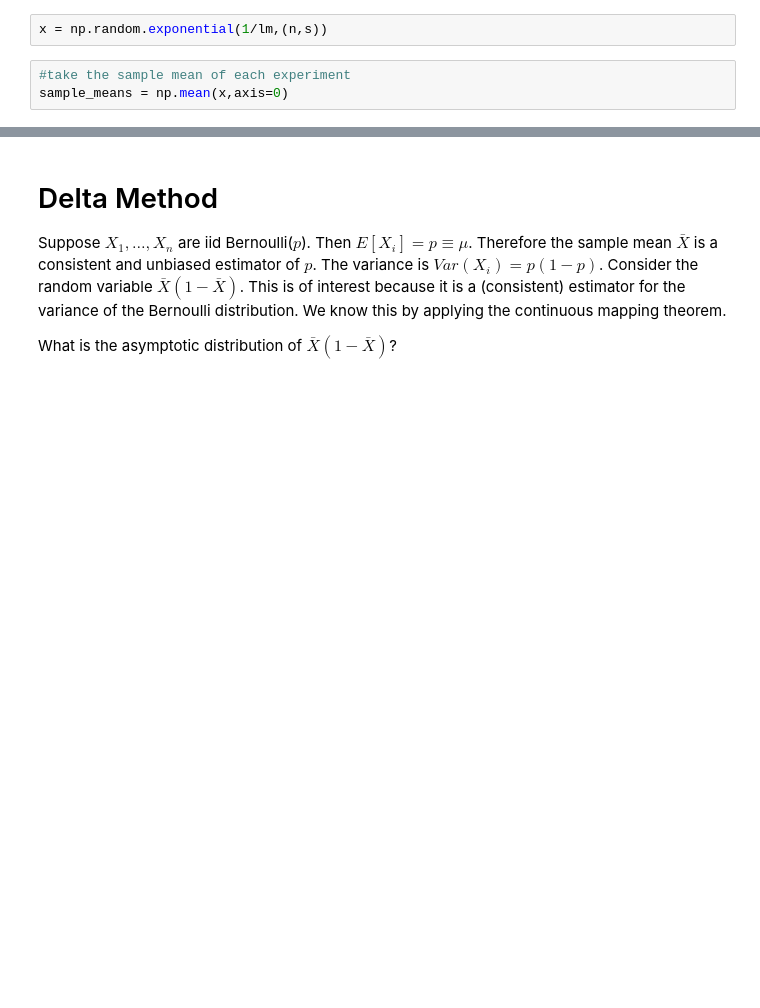
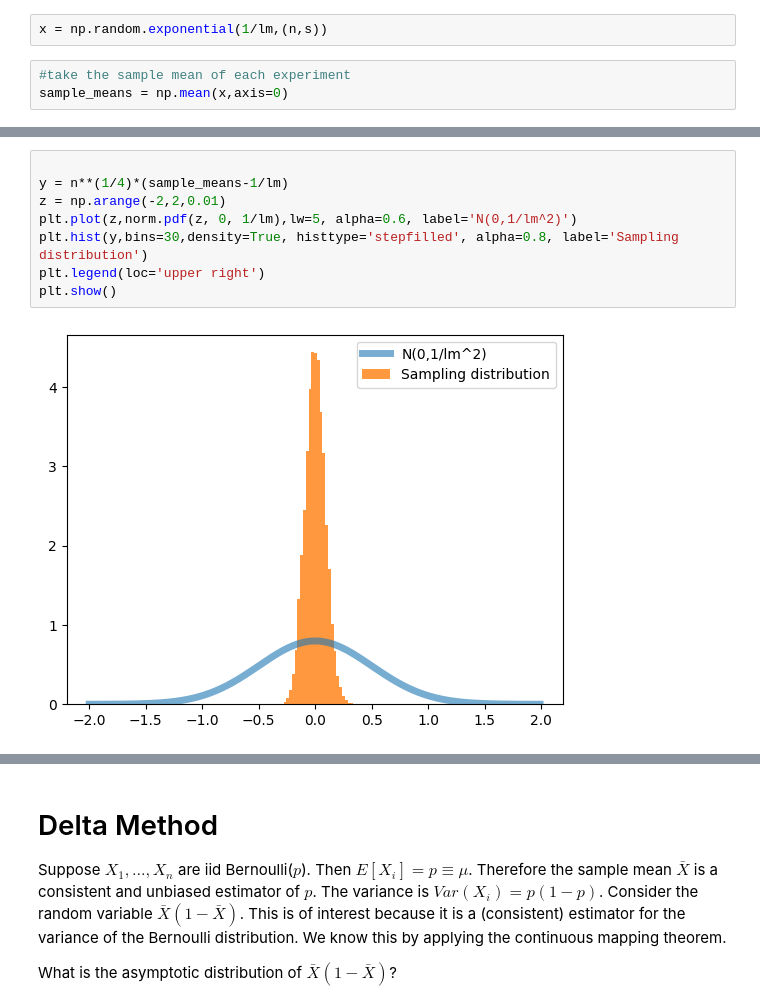
Before and after one commit to khaichiong/meco7312, a Jupyter notebook: L6_Asymptotics.ipynb, the cells around one changed output, grey strips where cells are left out. Saved outputs shown, nothing was run; the diff lists cells and outputs as text; blank space fills up the shorter version.

```diff
--- a/L6_Asymptotics.ipynb
+++ b/L6_Asymptotics.ipynb
@@ -93,0 +95,10 @@ plt.show()
+# %%
+
+y = n**(1/4)*(sample_means-1/lm)
+z = np.arange(-2,2,0.01)
+plt.plot(z,norm.pdf(z, 0, 1/lm),lw=5, alpha=0.6, label='N(0,1/lm^2)')
+plt.hist(y,bins=30,density=True, histtype='stepfilled', alpha=0.8, label='Sampling distribution')
+plt.legend(loc='upper right')
+plt.show()
+# %% [output]
+[figure, added]
```
Also changed, not shown: parts of 20 cells of this notebook.
